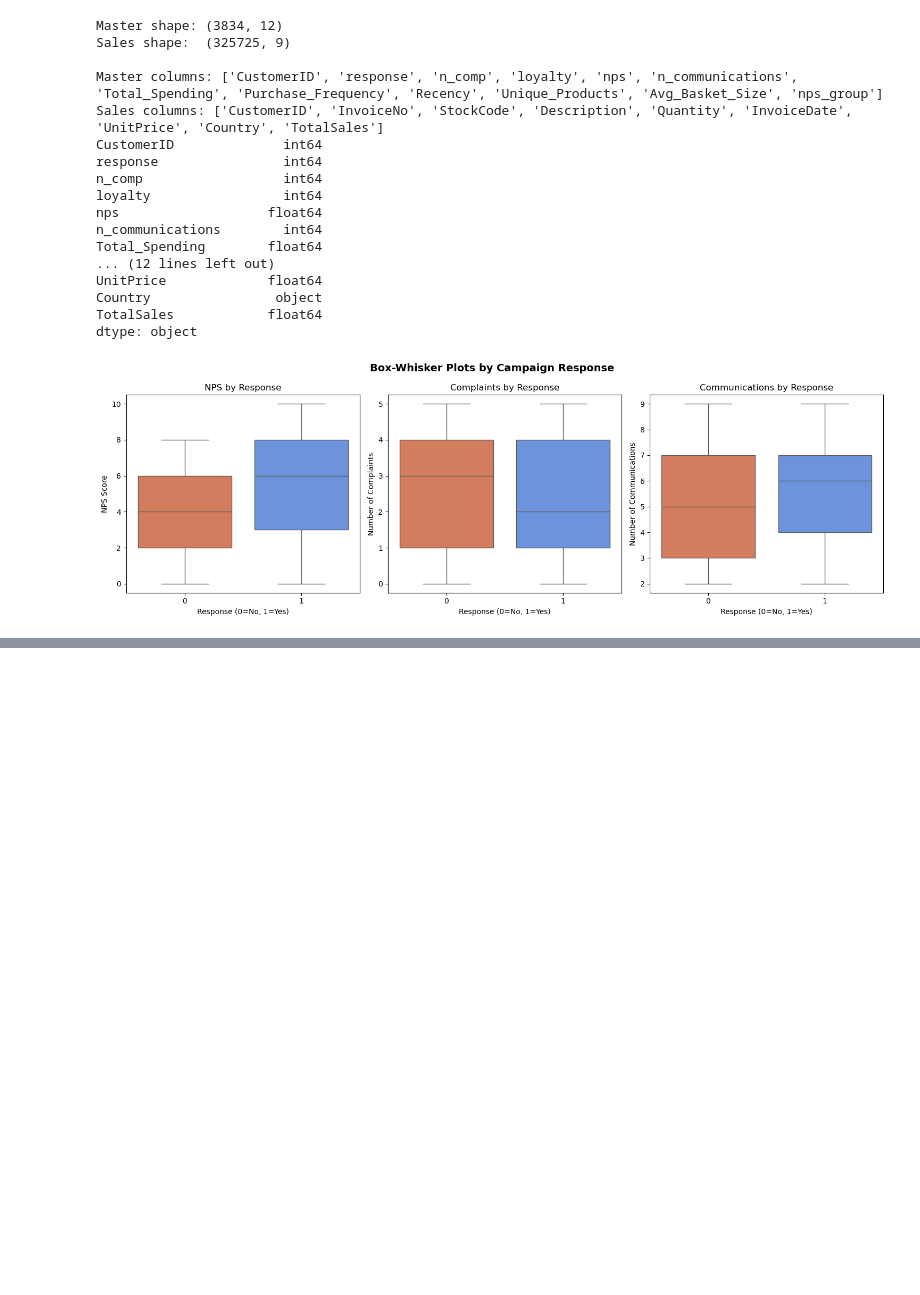
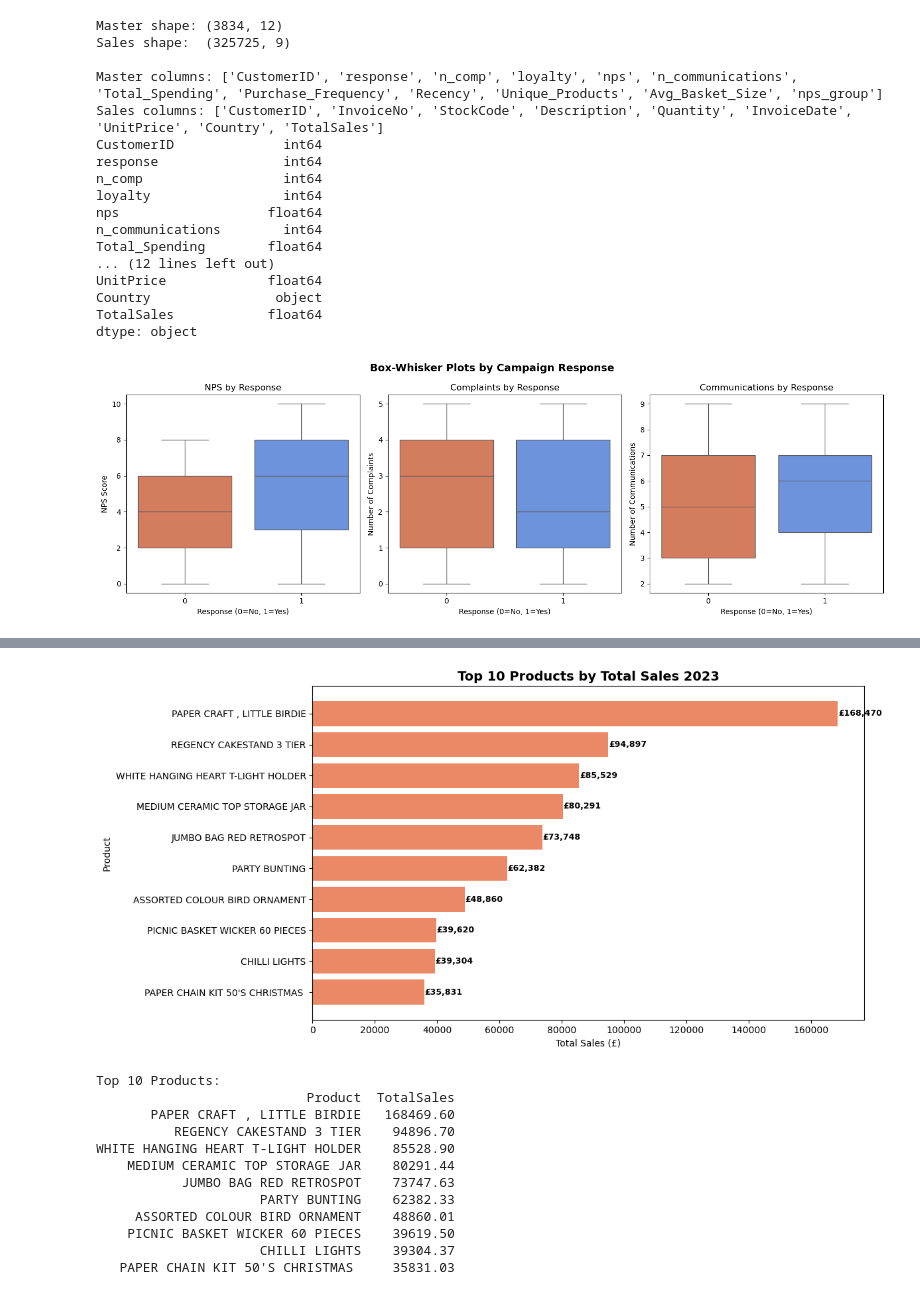
Before and after one commit to Aliona83/retail-customer-analytics, a Jupyter notebook: notebooks/02_eda.ipynb, the cells around one changed output, grey strips where cells are left out. Saved outputs shown, nothing was run; the diff lists cells and outputs as text; code cells hidden in the pictures; blank space fills up the shorter version.

```diff
--- a/notebooks/02_eda.ipynb
+++ b/notebooks/02_eda.ipynb
@@ -135,0 +221,46 @@ nps_group    N  N_plus   RR%
+# %%
+# ================================================
+#  Top 10 Most Popular Products
+# ================================================
+
+top10 = sales.groupby('Description')['TotalSales']\
+             .sum()\
+             .sort_values(ascending=False)\
+             .head(10)\
+             .reset_index()
+
+top10.columns = ['Product', 'TotalSales']
+
+plt.figure(figsize=(12, 6))
+plt.barh(top10['Product'][::-1],
+         top10['TotalSales'][::-1],
+         color='#e8734a', alpha=0.85)
+
+for i, v in enumerate(top10['TotalSales'][::-1]):
+    plt.text(v + 100, i, f'£{v:,.0f}',
+             va='center', fontweight='bold', fontsize=9)
+
+plt.title('Top 10 Products by Total Sales 2023',
+          fontsize=14, fontweight='bold')
+plt.xlabel('Total Sales (£)')
+plt.ylabel('Product')
+plt.tight_layout()
+plt.savefig('../data/top10_products.png', dpi=150)
+plt.show()
+
+print("\nTop 10 Products:")
+print(top10.to_string(index=False))
+# %% [output]
+[figure, added]
+Top 10 Products:
+                           Product  TotalSales
+       PAPER CRAFT , LITTLE BIRDIE   168469.60
+          REGENCY CAKESTAND 3 TIER    94896.70
+WHITE HANGING HEART T-LIGHT HOLDER    85528.90
+    MEDIUM CERAMIC TOP STORAGE JAR    80291.44
+           JUMBO BAG RED RETROSPOT    73747.63
+                     PARTY BUNTING    62382.33
+     ASSORTED COLOUR BIRD ORNAMENT    48860.01
+    PICNIC BASKET WICKER 60 PIECES    39619.50
+                     CHILLI LIGHTS    39304.37
+   PAPER CHAIN KIT 50'S CHRISTMAS     35831.03
```
Also changed, not shown: parts of 3 cells of this notebook, 6 other files.
